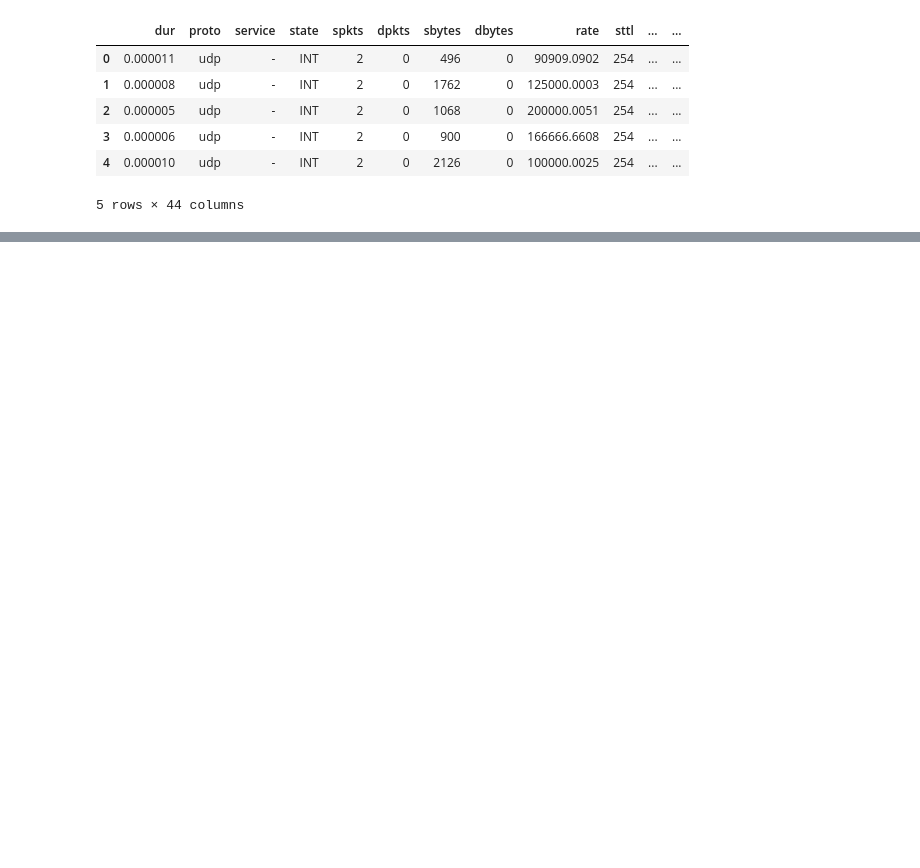
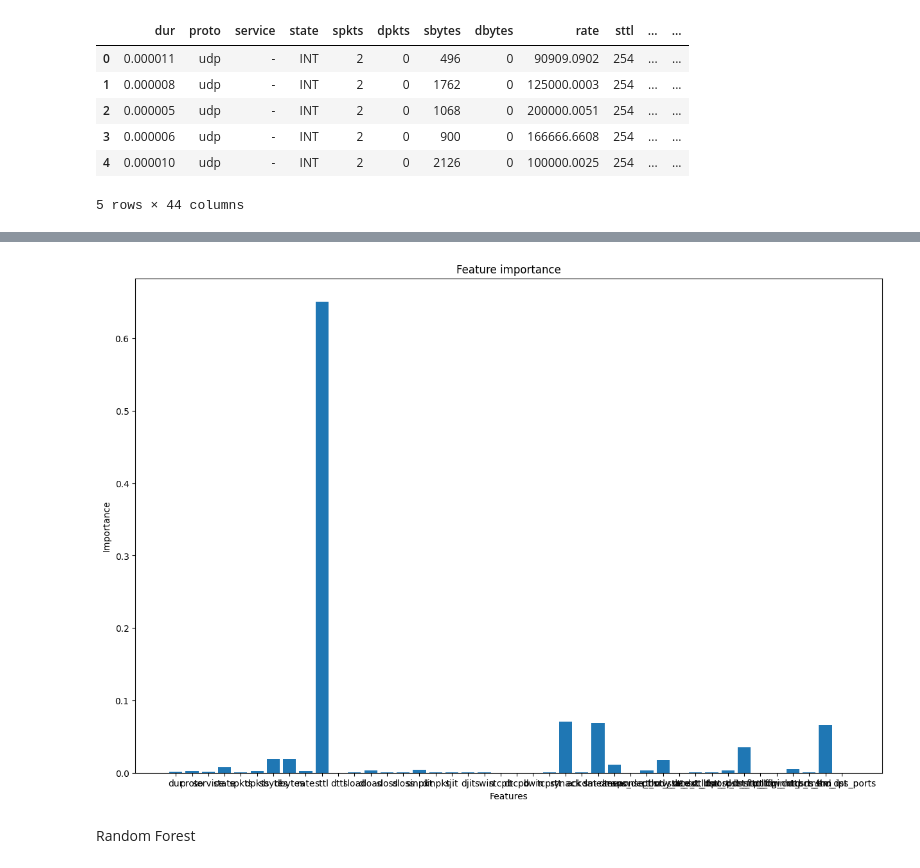
Before and after one commit to Abugahh/Detecting-Networks-Anomaly-using-ML, a Jupyter notebook: Project.ipynb, the cells around one changed output, grey strips where cells are left out. Saved outputs shown, nothing was run; the diff lists cells and outputs as text; code cells hidden in the pictures; blank space fills up the shorter version.

```diff
--- a/Project.ipynb
+++ b/Project.ipynb
@@ -238,3 +284,21 @@ y_test shape:  (51651,)
+# %%
+# Import module
+import matplotlib.pyplot as plt
+
+# Get the feature importance values
+feature_importance = dt.feature_importances_
+
+# Plot the feature importance values
+plt.figure(figsize=(15, 10))
+plt.bar(feature_names, feature_importance)
+plt.xlabel('Features')
+plt.ylabel('Importance')
+plt.title('Feature importance')
+plt.show()
+# %% [output]
+[figure, added]
+# %% [markdown]
+Random Forest
 # %%
 # Create a random forest model
 
```
Also changed, not shown: parts of 17 cells of this notebook, 2 other files.
